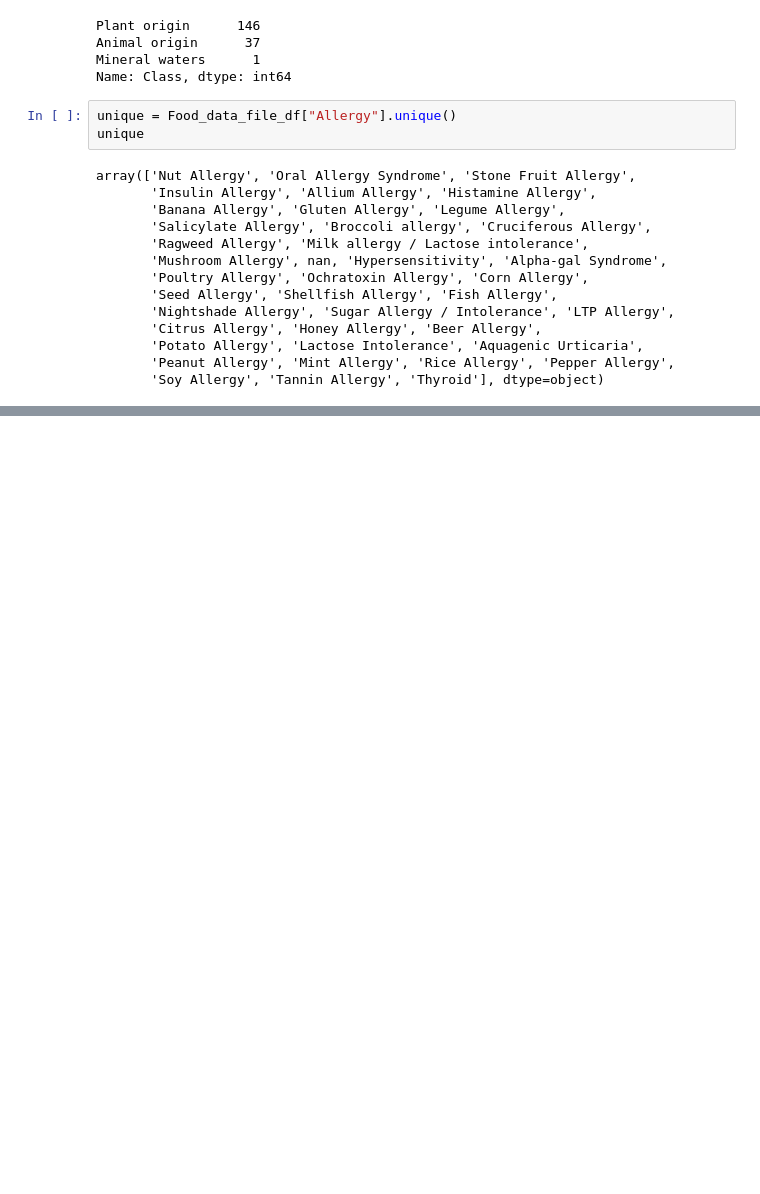
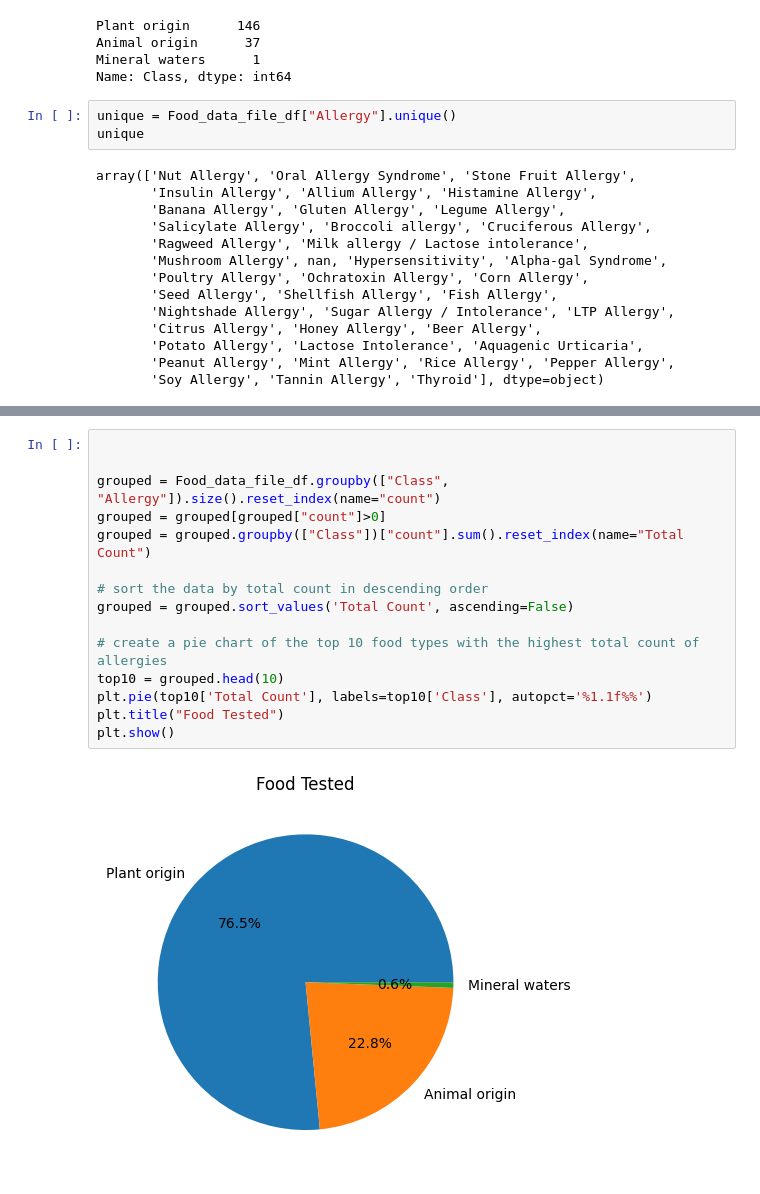
Before and after one commit to rbeebe1/project_01_group_01, a Jupyter notebook: app.ipynb, the cells around one changed output, grey strips where cells are left out. Cells and saved outputs as stored; diff of their text form; blank space fills up the shorter version.

```diff
--- a/app.ipynb
+++ b/app.ipynb
@@ -184,0 +236,17 @@ Name: Allergy, dtype: int64
+# %%
+
+
+grouped = Food_data_file_df.groupby(["Class", "Allergy"]).size().reset_index(name="count")
+grouped = grouped[grouped["count"]>0]
+grouped = grouped.groupby(["Class"])["count"].sum().reset_index(name="Total Count")
+
+# sort the data by total count in descending order
+grouped = grouped.sort_values('Total Count', ascending=False)
+
+# create a pie chart of the top 10 food types with the highest total count of allergies
+top10 = grouped.head(10)
+plt.pie(top10['Total Count'], labels=top10['Class'], autopct='%1.1f%%')
+plt.title("Food Tested")
+plt.show()
+# %% [output]
+[figure, added]
```
Also changed, not shown: parts of 7 cells of this notebook, 1 other file.
